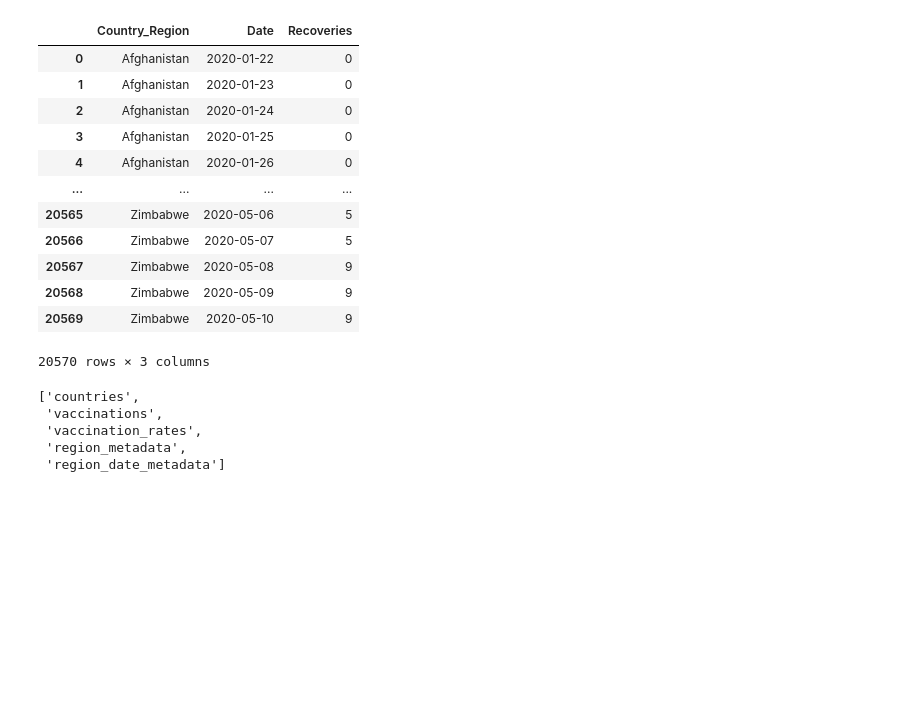
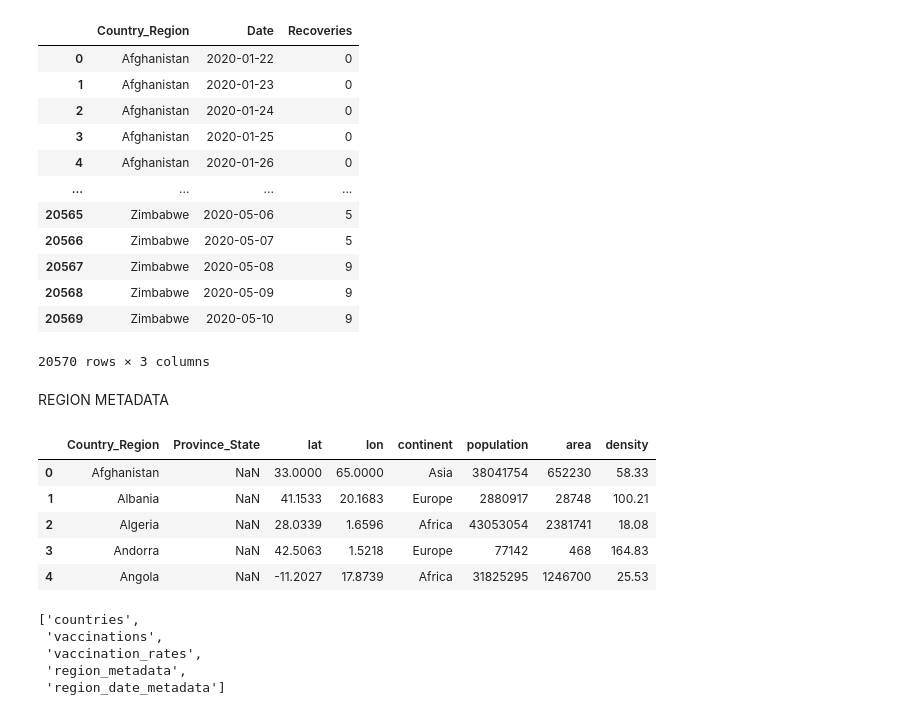
Before and after one commit to Alphaomegainfinity/COVID19_Vaccination, a Jupyter notebook: vaccinations.ipynb, the cells around one changed output. Cells and saved outputs as stored; diff of their text form; code cells hidden in the pictures; blank space fills up the shorter version.

Commit message:
Added region metadata pandas df

```diff
--- a/vaccinations.ipynb
+++ b/vaccinations.ipynb
@@ -137,6 +136,21 @@ region_date_metadata_df
 | 20568 | Zimbabwe | 2020-05-09 | 9 |
 | 20569 | Zimbabwe | 2020-05-10 | 9 |
 20570 rows × 3 columns
+# %% [markdown]
+REGION METADATA
+# %%
+# load csv to pandas dataframe
+
+path2 = "Resources/region_metadata.csv"
+region_metadata_df = pd.read_csv(path2)
+region_metadata_df.head()
+# %% [output]
+|  | Country_Region | Province_State | lat | lon | continent | population | area | density |
+| 0 | Afghanistan | NaN | 33.0000 | 65.0000 | Asia | 38041754 | 652230 | 58.33 |
+| 1 | Albania | NaN | 41.1533 | 20.1683 | Europe | 2880917 | 28748 | 100.21 |
+| 2 | Algeria | NaN | 28.0339 | 1.6596 | Africa | 43053054 | 2381741 | 18.08 |
+| 3 | Andorra | NaN | 42.5063 | 1.5218 | Europe | 77142 | 468 | 164.83 |
+| 4 | Angola | NaN | -11.2027 | 17.8739 | Africa | 31825295 | 1246700 | 25.53 |
 # %%
 # connect to SQL database
 
```
Also changed, not shown: parts of 2 cells of this notebook.
